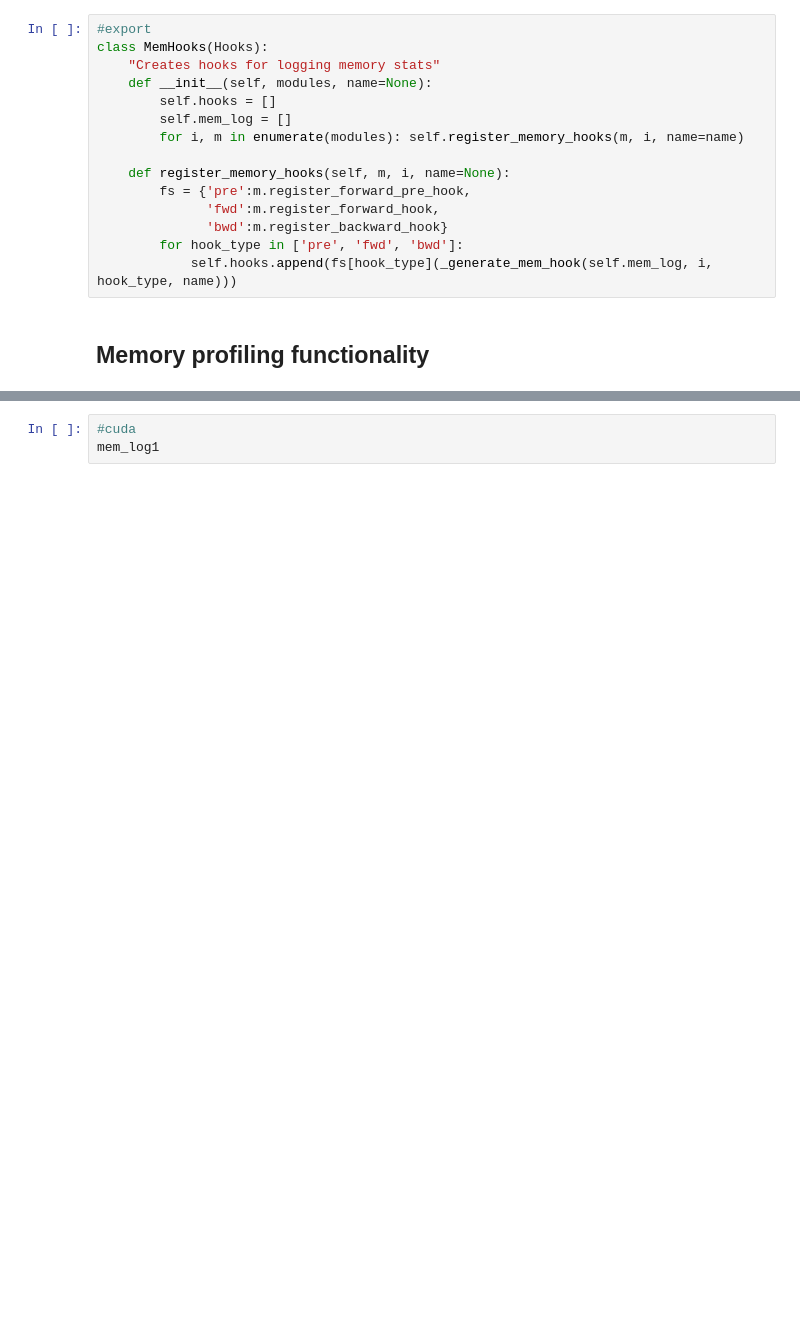
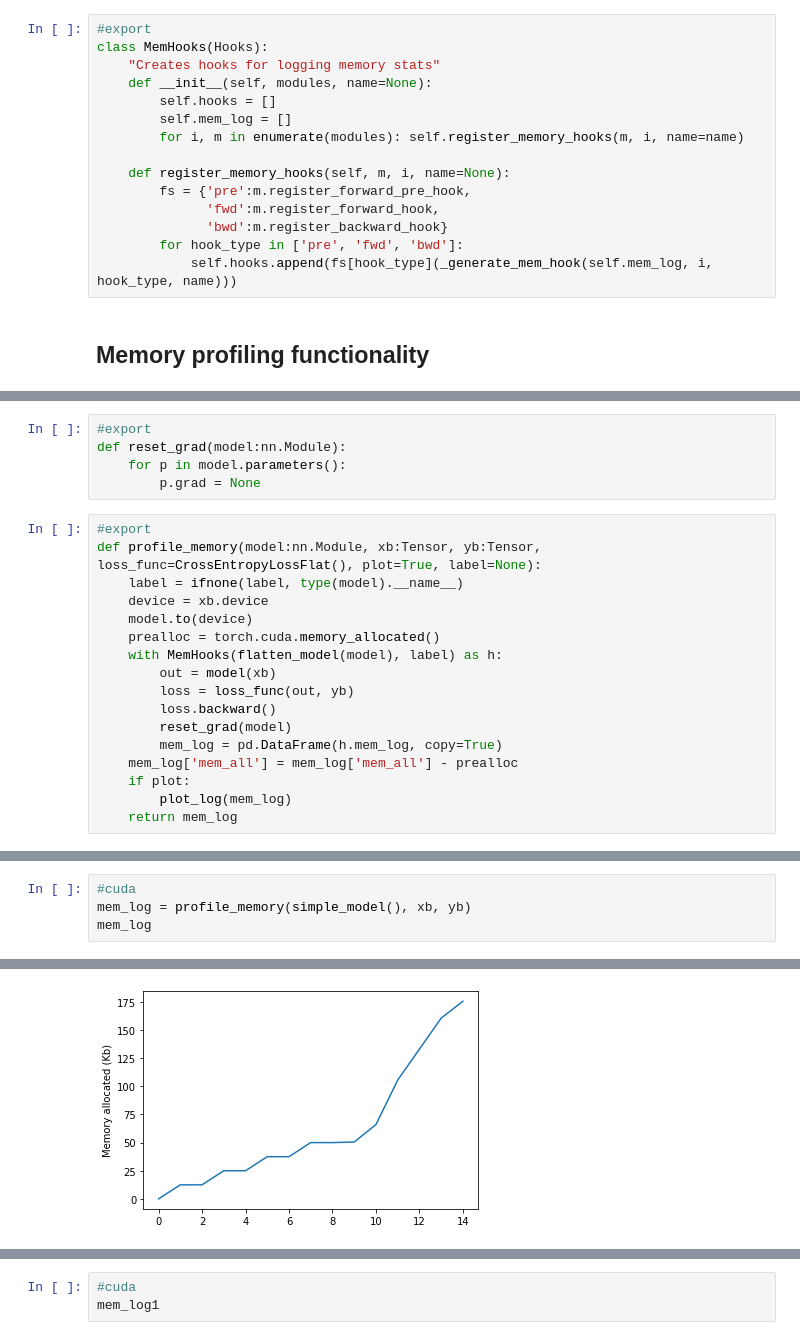
Before and after one commit to arampacha/pt_memprofile, a Jupyter notebook: 00_core.ipynb, the cells around one changed output, grey strips where cells are left out. Cells and saved outputs as stored; diff of their text form; blank space fills up the shorter version.

```diff
--- a/00_core.ipynb
+++ b/00_core.ipynb
@@ -63,0 +67,22 @@ TODO:
+# %%
+#export
+def reset_grad(model:nn.Module):
+    for p in model.parameters():
+        p.grad = None
+# %%
+#export
+def profile_memory(model:nn.Module, xb:Tensor, yb:Tensor, loss_func=CrossEntropyLossFlat(), plot=True, label=None):
+    label = ifnone(label, type(model).__name__)
+    device = xb.device
+    model.to(device)
+    prealloc = torch.cuda.memory_allocated()
+    with MemHooks(flatten_model(model), label) as h:
+        out = model(xb)
+        loss = loss_func(out, yb)
+        loss.backward()
+        reset_grad(model)
+        mem_log = pd.DataFrame(h.mem_log, copy=True)
+    mem_log['mem_all'] = mem_log['mem_all'] - prealloc
+    if plot:
+        plot_log(mem_log)
+    return mem_log
@@ -63,0 +107,5 @@ TODO:
+# %%
+#cuda
+mem_log = profile_memory(simple_model(), xb, yb)
+mem_log
+# %% [output]
@@ -63,0 +128 @@ TODO:
+[figure, added]
```
Also changed, not shown: parts of 21 cells of this notebook, 6 other files.
